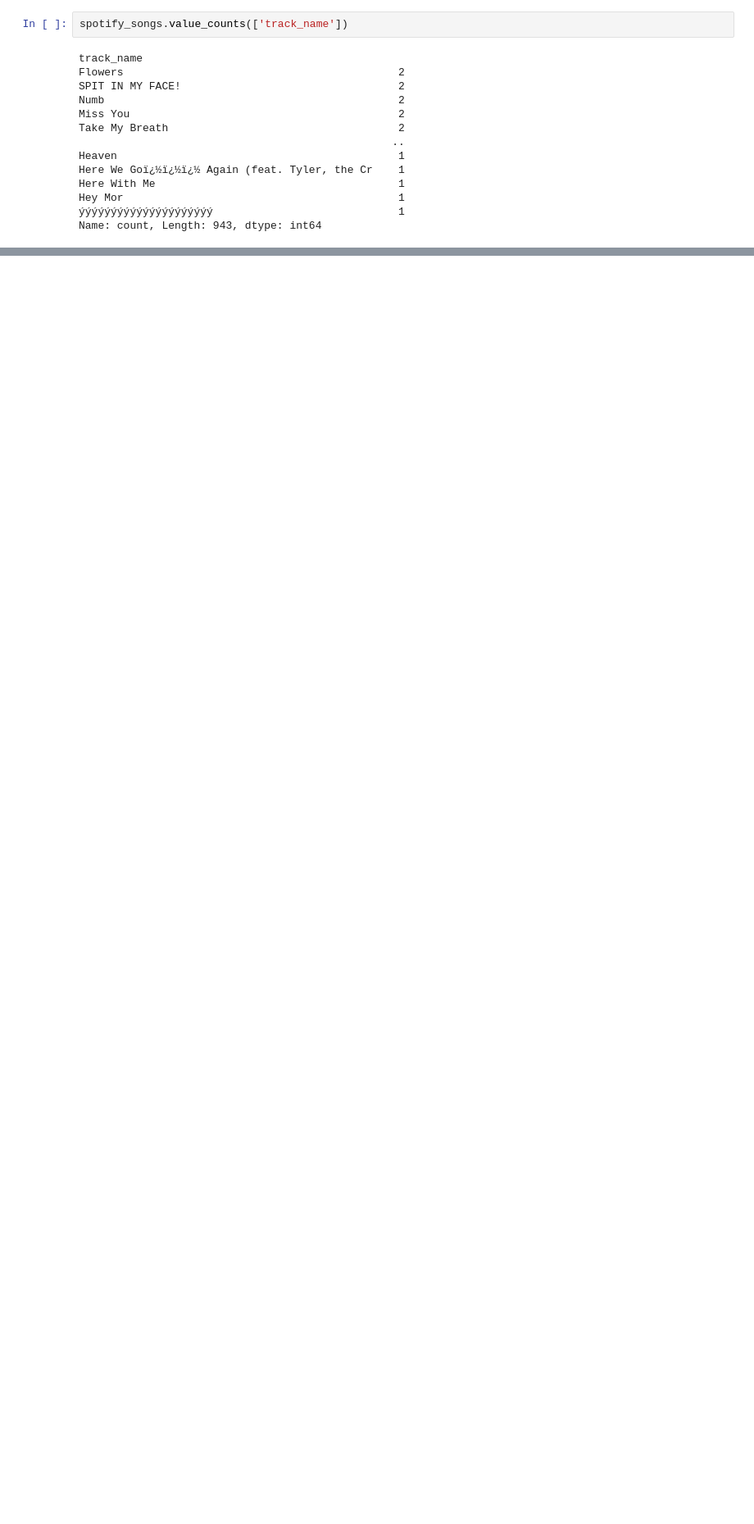
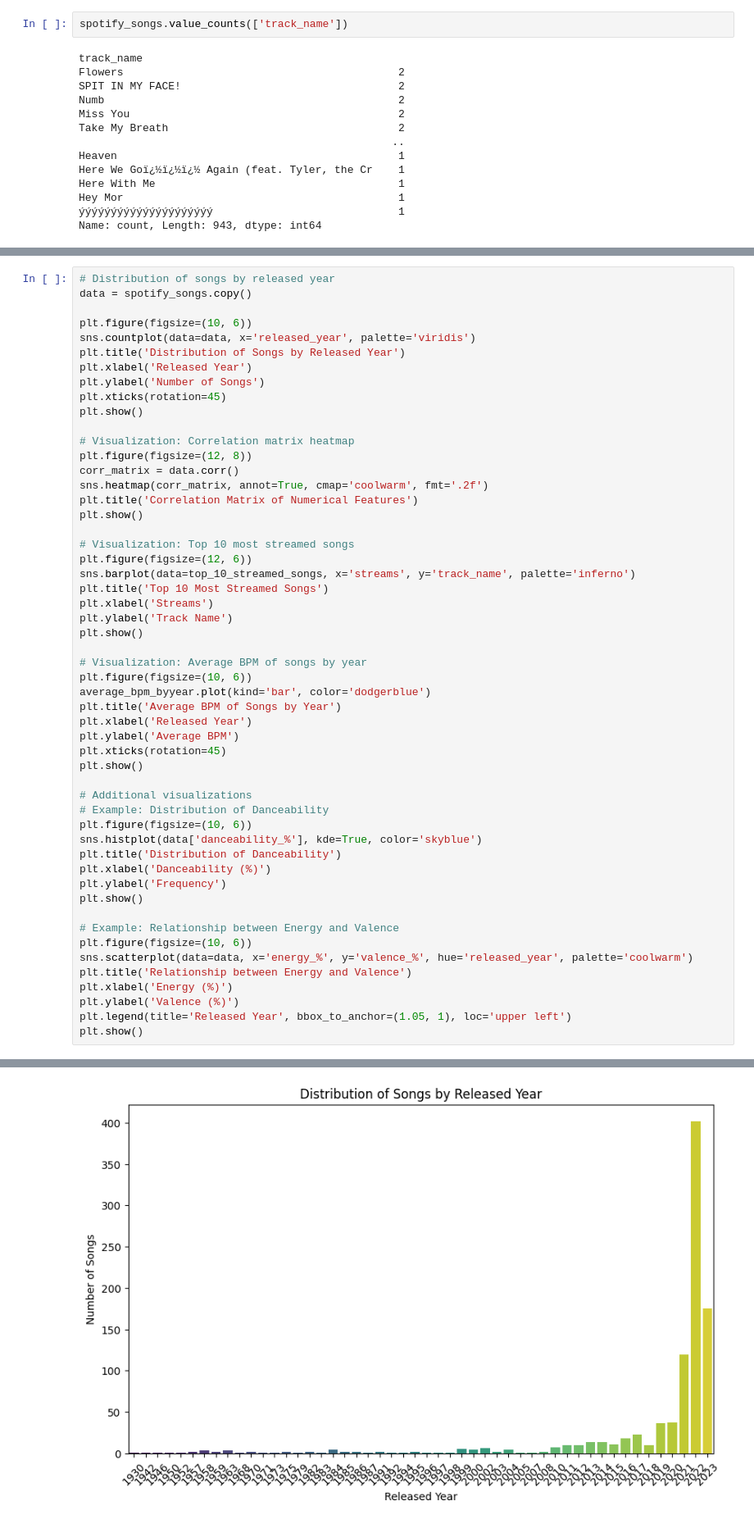
Before and after one commit to abdelhadi16/formation--ai-, a Jupyter notebook: spotify.ipynb, the cells around one changed output, grey strips where cells are left out. Shown: that part at 82% size. Drawn from its saved outputs; the diff is of its cells as text; blank space fills up the shorter version.

```diff
--- a/spotify.ipynb
+++ b/spotify.ipynb
@@ -90,0 +124,54 @@ plt.show() #affiche le graphe
+# %%
+# Distribution of songs by released year
+data = spotify_songs.copy()
+
+plt.figure(figsize=(10, 6))
+sns.countplot(data=data, x='released_year', palette='viridis')
+plt.title('Distribution of Songs by Released Year')
+plt.xlabel('Released Year')
+plt.ylabel('Number of Songs')
+plt.xticks(rotation=45)
+plt.show()
+
+# Visualization: Correlation matrix heatmap
+plt.figure(figsize=(12, 8))
+corr_matrix = data.corr()
+sns.heatmap(corr_matrix, annot=True, cmap='coolwarm', fmt='.2f')
+plt.title('Correlation Matrix of Numerical Features')
+plt.show()
+
+# Visualization: Top 10 most streamed songs
+plt.figure(figsize=(12, 6))
+sns.barplot(data=top_10_streamed_songs, x='streams', y='track_name', palette='inferno')
+plt.title('Top 10 Most Streamed Songs')
+plt.xlabel('Streams')
+plt.ylabel('Track Name')
+plt.show()
+
+# Visualization: Average BPM of songs by year
+plt.figure(figsize=(10, 6))
+average_bpm_byyear.plot(kind='bar', color='dodgerblue')
+plt.title('Average BPM of Songs by Year')
+plt.xlabel('Released Year')
+plt.ylabel('Average BPM')
+plt.xticks(rotation=45)
+plt.show()
+
+# Additional visualizations
+# Example: Distribution of Danceability
+plt.figure(figsize=(10, 6))
+sns.histplot(data['danceability_%'], kde=True, color='skyblue')
+plt.title('Distribution of Danceability')
+plt.xlabel('Danceability (%)')
+plt.ylabel('Frequency')
+plt.show()
+
+# Example: Relationship between Energy and Valence
+plt.figure(figsize=(10, 6))
+sns.scatterplot(data=data, x='energy_%', y='valence_%', hue='released_year', palette='coolwarm')
+plt.title('Relationship between Energy and Valence')
+plt.xlabel('Energy (%)')
+plt.ylabel('Valence (%)')
+plt.legend(title='Released Year', bbox_to_anchor=(1.05, 1), loc='upper left')
+plt.show()
+# %% [output]
@@ -90,0 +181 @@ plt.show() #affiche le graphe
+[figure, added]
```
Also changed, not shown: parts of 4 cells of this notebook.
